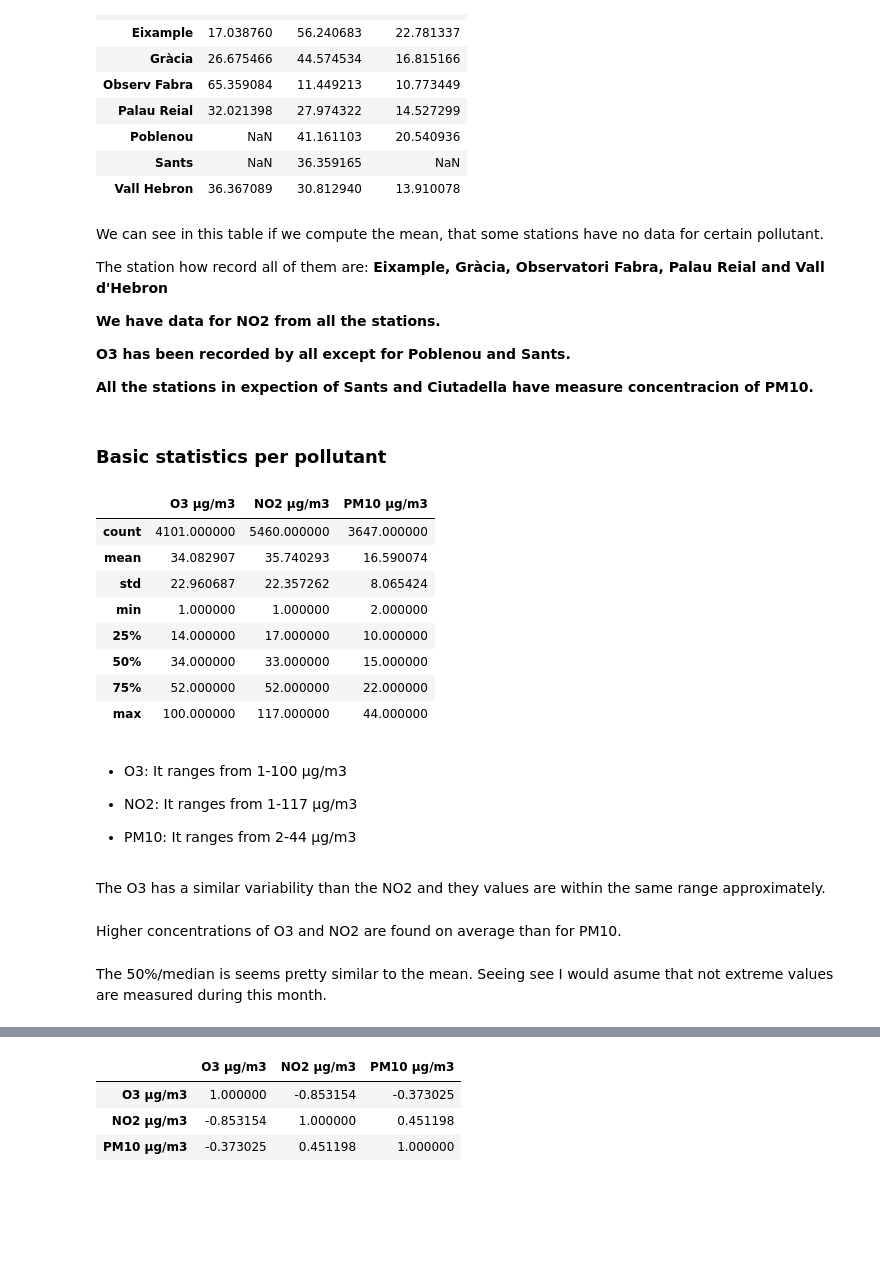
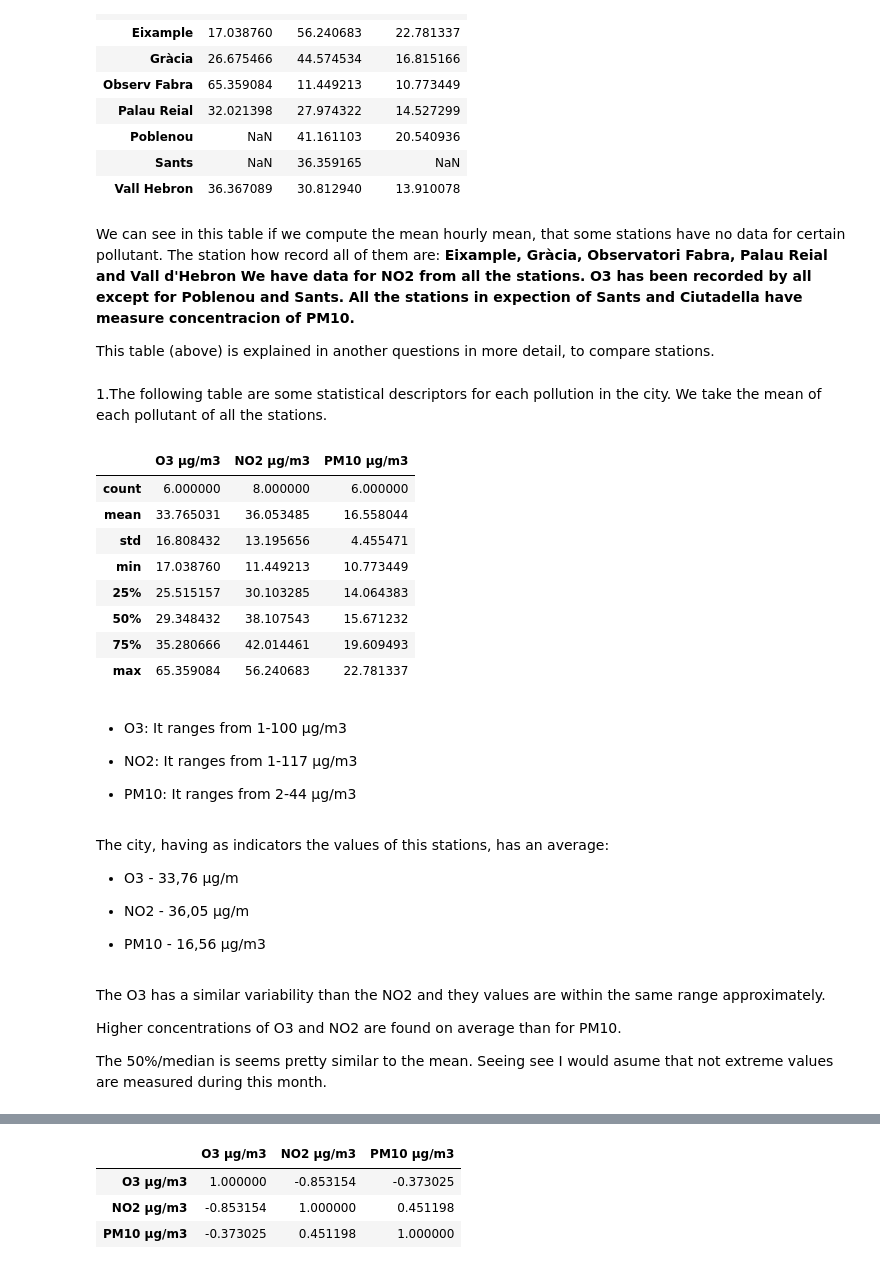
Before and after one commit to TimEisenmenger/Project-Week-2-Barcelona, a Jupyter notebook: your-project/ANALYSIS Quality of the air in BCN nov18.ipynb, the cells around one changed output, grey strips where cells are left out. Cells and saved outputs as stored; diff of their text form; code cells hidden in the pictures; blank space fills up the shorter version.

```diff
--- a/your-project/ANALYSIS Quality of the air in BCN nov18.ipynb
+++ b/your-project/ANALYSIS Quality of the air in BCN nov18.ipynb
@@ -64,6 +74,6 @@ Tropospheric O3 (Ozone) refers to the O3 found at ground level. When Ozone is in
 # %%
-mean_x_station =air_quality.groupby(["Station"]).aggregate({"O3 µg/m3":"mean","NO2 µg/m3":"mean","PM10 µg/m3":"mean"})
-mean_x_station
+monthly_mean_x_station =air_quality.groupby(["Station"]).aggregate({"O3 µg/m3":"mean","NO2 µg/m3":"mean","PM10 µg/m3":"mean"})
+monthly_mean_x_station
 # %% [output]
 |  | O3 µg/m3 | NO2 µg/m3 | PM10 µg/m3 |
 | Station |  |  |  |
@@ -76,38 +86,44 @@ mean_x_station
 | Sants | NaN | 36.359165 | NaN |
 | Vall Hebron | 36.367089 | 30.812940 | 13.910078 |
 # %% [markdown]
-We can see in this table if we compute the mean, that some stations have no data for certain pollutant.
+We can see in this table if we compute the mean hourly mean, that some stations have no data for certain pollutant.
+The station how record all of them are: **Eixample, Gràcia, Observatori Fabra, Palau Reial and Vall d'Hebron**
+**We have data for NO2 from all the stations.**
+**O3 has been recorded by all except for Poblenou and Sants.**
+**All the stations in expection of Sants and Ciutadella have measure concentracion of PM10.**
 
-The station how record all of them are: **Eixample, Gràcia, Observatori Fabra, Palau Reial and Vall d'Hebron**
-
-**We have data for NO2 from all the stations.**
-
-**O3 has been recorded by all except for Poblenou and Sants.**
-
-**All the stations in expection of Sants and Ciutadella have measure concentracion of PM10.**
+This table (above) is explained in another questions in more detail, to compare stations.
-# %% [markdown]
-### Basic statistics per pollutant
+# %% [markdown]
+1.The following table are some statistical descriptors for each pollution in the city. We take the mean of each pollutant of all the stations.
 # %%
-air_quality.describe()[["O3 µg/m3","NO2 µg/m3","PM10 µg/m3"]]
+mean_x_station.describe()[["O3 µg/m3","NO2 µg/m3","PM10 µg/m3"]]
 # %% [output]
 |  | O3 µg/m3 | NO2 µg/m3 | PM10 µg/m3 |
-| count | 4101.000000 | 5460.000000 | 3647.000000 |
-| mean | 34.082907 | 35.740293 | 16.590074 |
-| std | 22.960687 | 22.357262 | 8.065424 |
-| min | 1.000000 | 1.000000 | 2.000000 |
-| 25% | 14.000000 | 17.000000 | 10.000000 |
-| 50% | 34.000000 | 33.000000 | 15.000000 |
-| 75% | 52.000000 | 52.000000 | 22.000000 |
-| max | 100.000000 | 117.000000 | 44.000000 |
+| count | 6.000000 | 8.000000 | 6.000000 |
+| mean | 33.765031 | 36.053485 | 16.558044 |
+| std | 16.808432 | 13.195656 | 4.455471 |
+| min | 17.038760 | 11.449213 | 10.773449 |
+| 25% | 25.515157 | 30.103285 | 14.064383 |
+| 50% | 29.348432 | 38.107543 | 15.671232 |
+| 75% | 35.280666 | 42.014461 | 19.609493 |
+| max | 65.359084 | 56.240683 | 22.781337 |
 # %% [markdown]
 * O3: It ranges from 1-100 µg/m3
 
 * NO2: It ranges from 1-117 µg/m3
 
 * PM10: It ranges from 2-44 µg/m3
+# %% [markdown]
+The city, having as indicators the values of this stations, has an average:
+
+- O3 - 33,76 µg/m
+
+- NO2 - 36,05 µg/m
+
+- PM10 - 16,56 µg/m3
 # %% [markdown]
 The O3 has a similar variability than the NO2 and they values are within the same range approximately.
+
+Higher concentrations of O3 and NO2 are found on average than for PM10.
+
+The 50%/median is seems pretty similar to the mean. Seeing see I would asume that not extreme values are measured during this month.
-# %% [markdown]
-Higher concentrations of O3 and NO2 are found on average than for PM10.
-# %% [markdown]
-The 50%/median is seems pretty similar to the mean. Seeing see I would asume that not extreme values are measured during this month.
```
Also changed, not shown: parts of 17 cells of this notebook, 2 other files.
